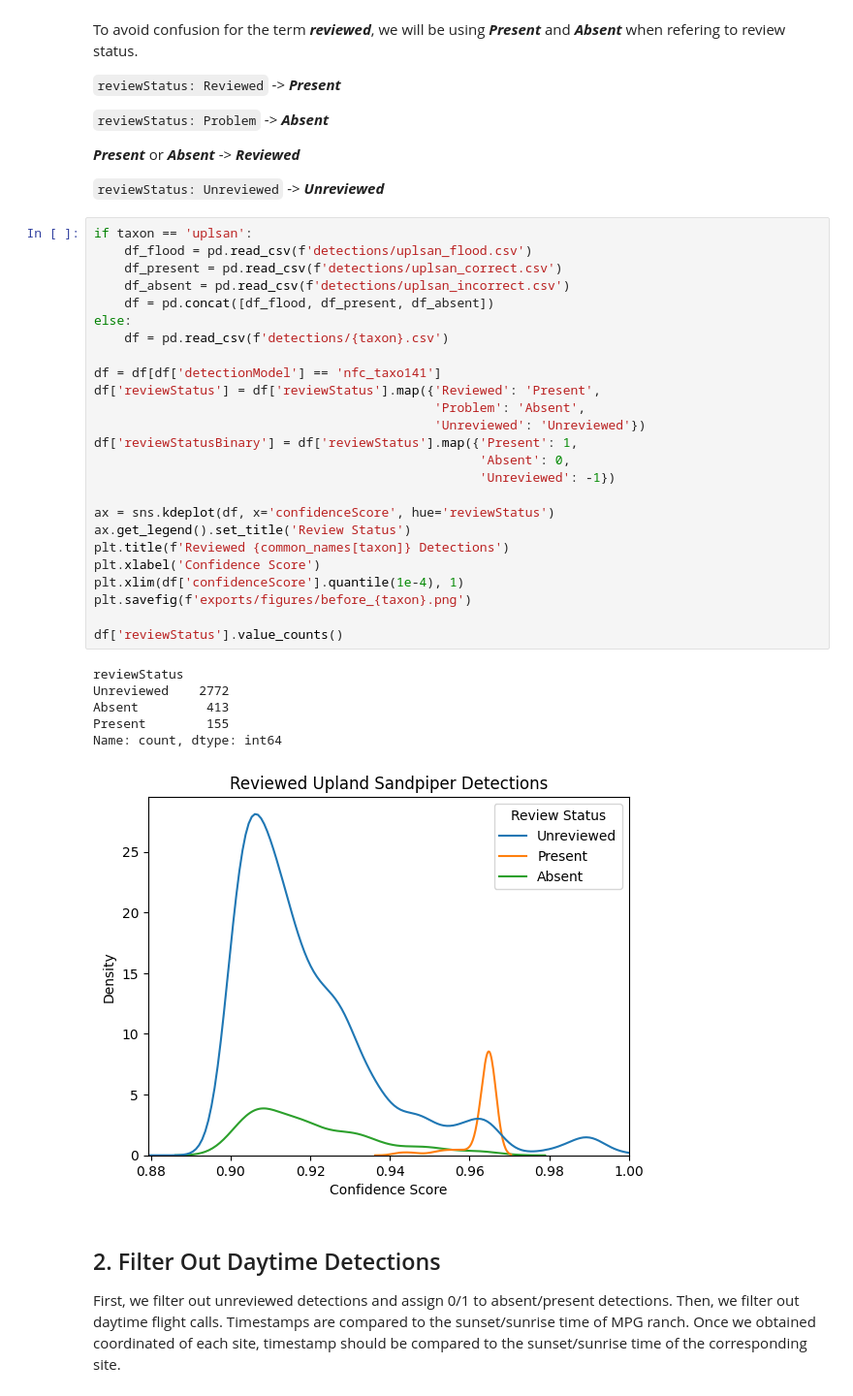
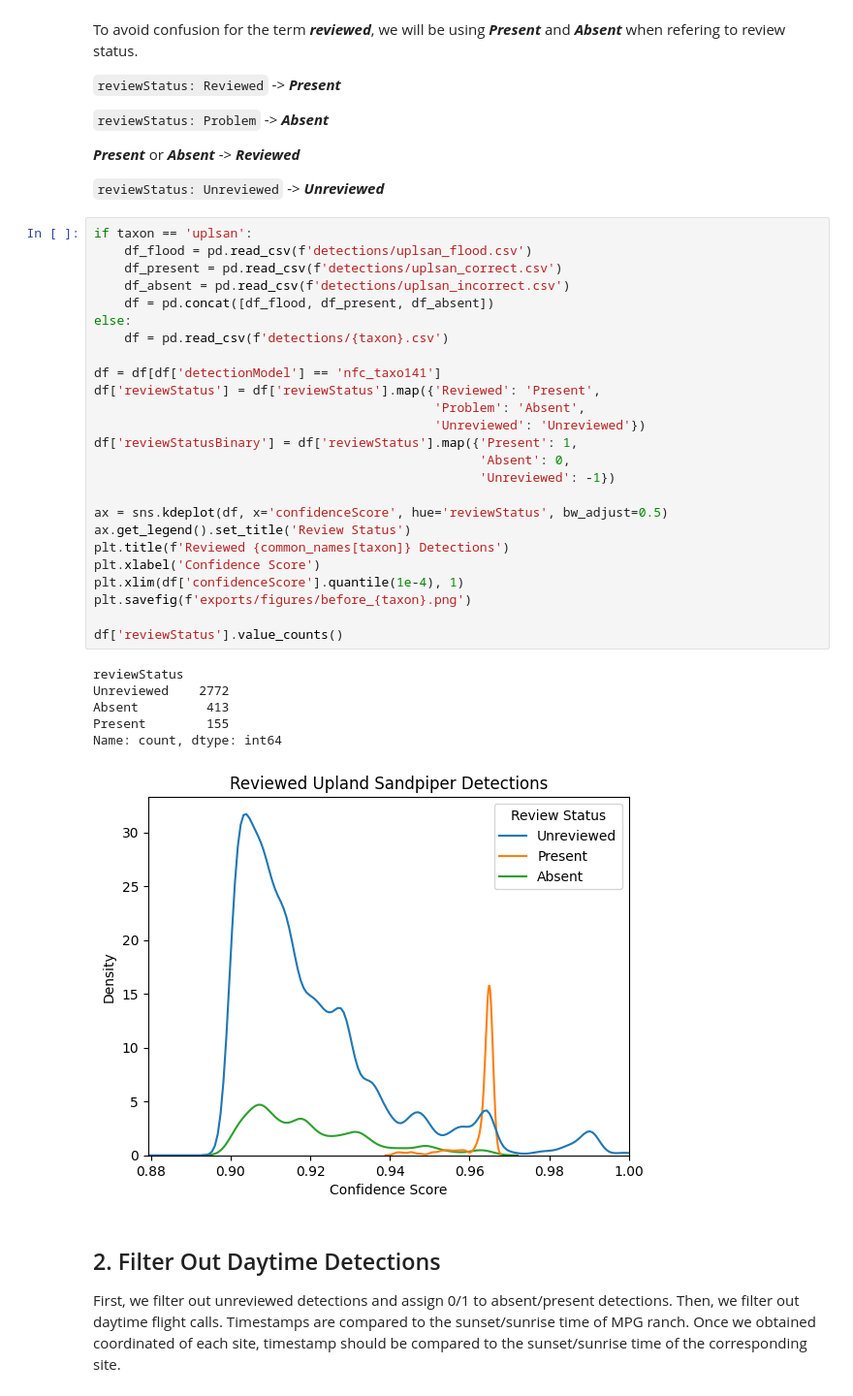
Before and after one commit to eshlei/montana-shorebirds, a Jupyter notebook: mpg.ipynb, the cells around one changed output. Shown: that part at 97% size. Drawn from its saved outputs; the diff is of its cells as text.

```diff
--- a/mpg.ipynb
+++ b/mpg.ipynb
@@ -43,35 +43,35 @@ To avoid confusion for the term ***reviewed***, we will be using ***Present*** a
 # %%
 if taxon == 'uplsan':
     df_flood = pd.read_csv(f'detections/uplsan_flood.csv')
     df_present = pd.read_csv(f'detections/uplsan_correct.csv')
     df_absent = pd.read_csv(f'detections/uplsan_incorrect.csv')
     df = pd.concat([df_flood, df_present, df_absent])
 else:
     df = pd.read_csv(f'detections/{taxon}.csv')
 
 df = df[df['detectionModel'] == 'nfc_taxo141']
 df['reviewStatus'] = df['reviewStatus'].map({'Reviewed': 'Present',
                                              'Problem': 'Absent',
                                              'Unreviewed': 'Unreviewed'})
 df['reviewStatusBinary'] = df['reviewStatus'].map({'Present': 1,
                                                    'Absent': 0,
                                                    'Unreviewed': -1})
 
-ax = sns.kdeplot(df, x='confidenceScore', hue='reviewStatus')
+ax = sns.kdeplot(df, x='confidenceScore', hue='reviewStatus', bw_adjust=0.5)
 ax.get_legend().set_title('Review Status')
 plt.title(f'Reviewed {common_names[taxon]} Detections')
 plt.xlabel('Confidence Score')
 plt.xlim(df['confidenceScore'].quantile(1e-4), 1)
 plt.savefig(f'exports/figures/before_{taxon}.png')
 
 df['reviewStatus'].value_counts()
 # %% [output]
 reviewStatus
 Unreviewed    2772
 Absent         413
 Present        155
 Name: count, dtype: int64
-[figure, old version]
+[figure, new version]
 # %% [markdown]
 ## 2. Filter Out Daytime Detections
 First, we filter out unreviewed detections and assign 0/1 to absent/present detections. Then, we filter out daytime flight calls. Timestamps are compared to the sunset/sunrise time of MPG ranch. Once we obtained coordinated of each site, timestamp should be compared to the sunset/sunrise time of the corresponding site.
```
Also changed, not shown: parts of 7 cells of this notebook.
